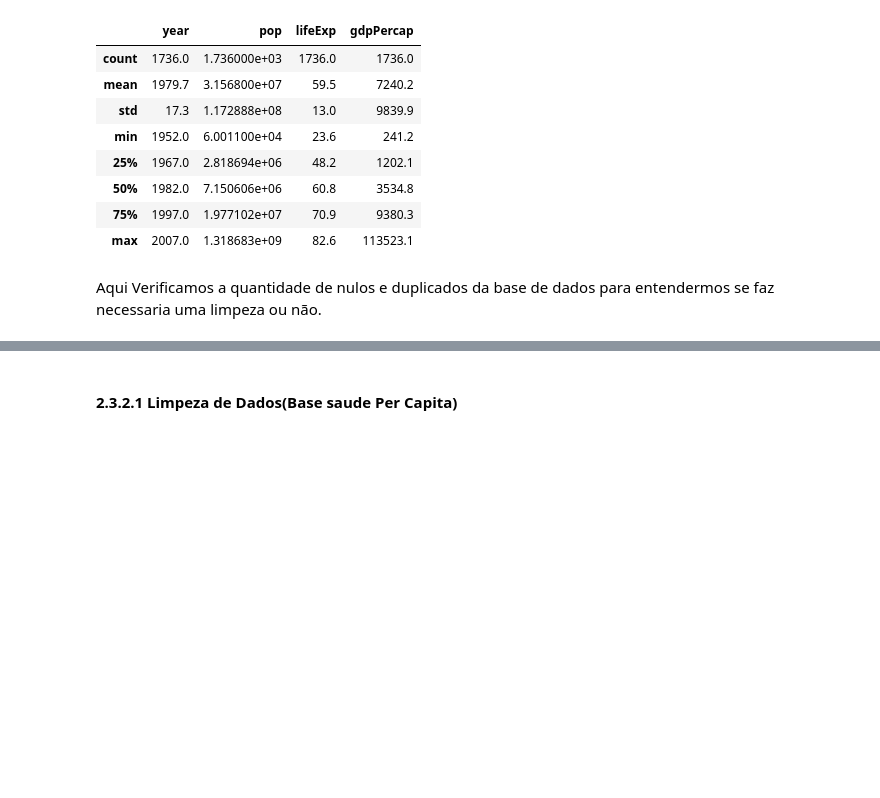
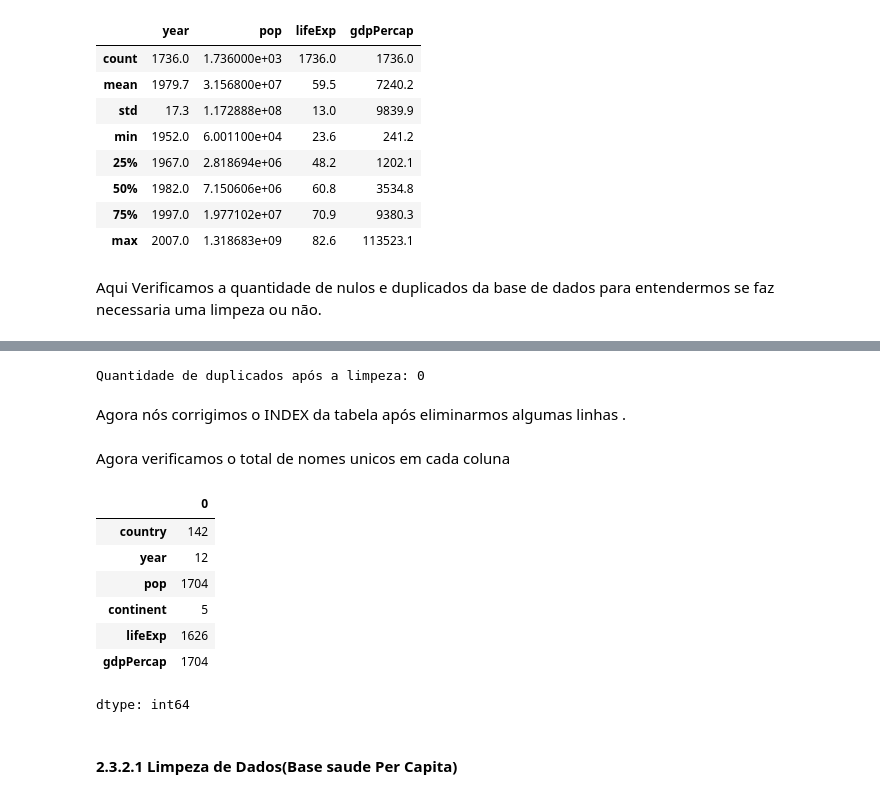
Before and after one commit to AndremRb/Analise-do-Desenvolvimento-Humano-e-Global, a Jupyter notebook: Notebook/Template_Gapminder_Analise_Exploratoria.ipynb, the cells around one changed output, grey strips where cells are left out. Cells and saved outputs as stored; diff of their text form; code cells hidden in the pictures; blank space fills up the shorter version.

```diff
--- a/Notebook/Template_Gapminder_Analise_Exploratoria.ipynb
+++ b/Notebook/Template_Gapminder_Analise_Exploratoria.ipynb
@@ -640,3 +542,25 @@ Quantidade de duplicados: 32
+# %%
+qtd_duplicados = df_brutos['gapminder'].duplicated().sum()
+print('Quantidade de duplicados após a limpeza:', qtd_duplicados)
+# %% [output]
+Quantidade de duplicados após a limpeza: 0
+# %% [markdown]
+Agora nós corrigimos o INDEX da tabela após eliminarmos algumas linhas .
+# %%
+df_brutos['gapminder'].reset_index(drop=True, inplace=True)
+# %% [markdown]
+Agora verificamos o total de nomes unicos em cada coluna
+# %%
+df_brutos['gapminder'].nunique()
+# %% [output]
+|  | 0 |
+| country | 142 |
+| year | 12 |
+| pop | 1704 |
+| continent | 5 |
+| lifeExp | 1626 |
+| gdpPercap | 1704 |
+dtype: int64
 # %% [markdown]
 #### 2.3.2.1 Limpeza de Dados(Base saude Per Capita)
 # %% [markdown]
```
Also changed, not shown: parts of 59 cells of this notebook.
